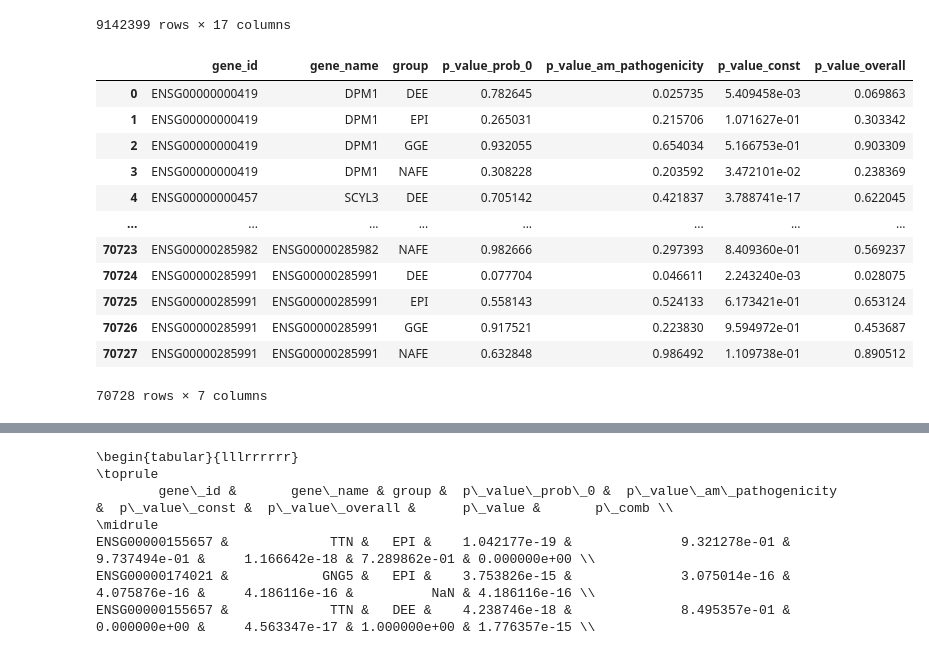
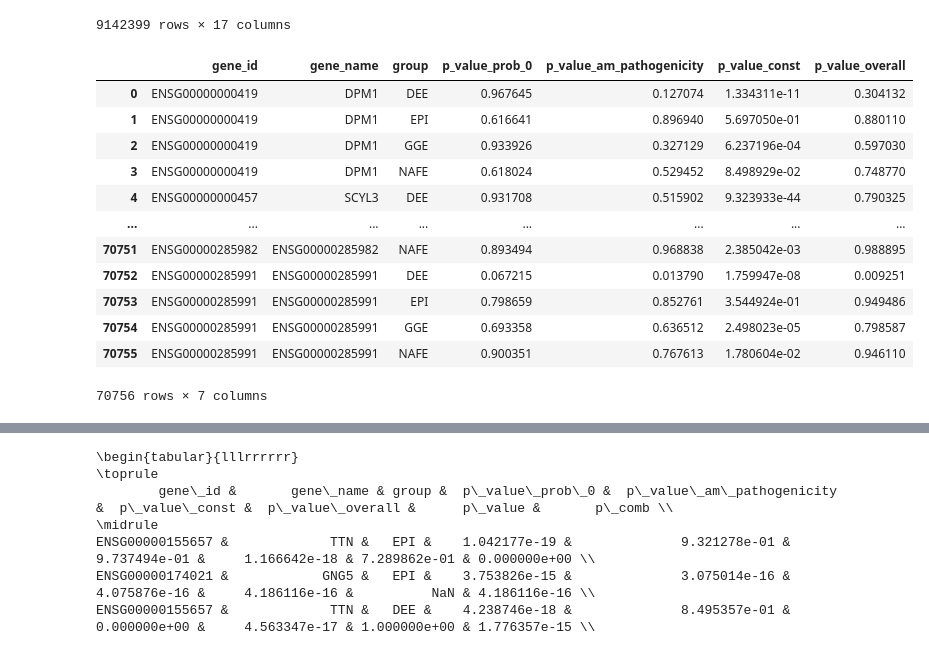
Before and after one commit to healthcare-medicine-ai/wgs-constraint-llm, a Jupyter notebook: Epilepsy Analysis.ipynb, the cells around one changed output, grey strips where cells are left out. Cells and saved outputs as stored; diff of their text form; code cells hidden in the pictures.

```diff
--- a/Epilepsy Analysis.ipynb
+++ b/Epilepsy Analysis.ipynb
@@ -617,49 +617,49 @@ for current_combination, gene_data in tqdm(grouped_data, desc="Processing genes"
 
     # Meta-regression model for the current gene
     X = sm.add_constant(gene_data[['prob_0', 'am_pathogenicity']])
-    y = np.log(gene_data['effect_size'])
-    weights = 1 / np.sqrt(gene_data['var_effect_size'])
+    y = gene_data['effect_size']
+    weights = 1 / gene_data['var_effect_size']
 
     try:
         model = sm.WLS(y, X, weights=weights, missing='drop').fit()
 
         # Append results to the list
         results.append({
             'gene_id': current_gene,
             'gene_name': current_name,
             'group': current_group,
             'p_value_prob_0': model.pvalues['prob_0'],
             'p_value_am_pathogenicity': model.pvalues['am_pathogenicity'],
             'p_value_const': model.pvalues['const'],
             'p_value_overall': model.f_pvalue
         })
 #         print(model.summary())
 #         break
 
     except:
 #         print(f"Skipping gene {current_gene} of group {current_group} due to an exception.")
         pass
 
 # Create a DataFrame from the results
-epi_p_values_df = pd.DataFrame(results)
+p_values_df = pd.DataFrame(results)
 
 # Save the DataFrame to a compressed CSV file
-epi_p_values_df.to_csv(results_path + "constraint_am_epi25_pvalues.tsv.gz", index=False, compression='gzip', sep='\t')
+p_values_df.to_csv(results_path + "constraint_am_epi25_pvalues.tsv.gz", index=False, compression='gzip', sep='\t')
 
 # Display the DataFrame
-epi_p_values_df
+p_values_df
 # %% [output]
 |  | gene_id | gene_name | group | p_value_prob_0 | p_value_am_pathogenicity | p_value_const | p_value_overall |
-| 0 | ENSG00000000419 | DPM1 | DEE | 0.782645 | 0.025735 | 5.409458e-03 | 0.069863 |
-| 1 | ENSG00000000419 | DPM1 | EPI | 0.265031 | 0.215706 | 1.071627e-01 | 0.303342 |
-| 2 | ENSG00000000419 | DPM1 | GGE | 0.932055 | 0.654034 | 5.166753e-01 | 0.903309 |
-| 3 | ENSG00000000419 | DPM1 | NAFE | 0.308228 | 0.203592 | 3.472101e-02 | 0.238369 |
-| 4 | ENSG00000000457 | SCYL3 | DEE | 0.705142 | 0.421837 | 3.788741e-17 | 0.622045 |
+| 0 | ENSG00000000419 | DPM1 | DEE | 0.967645 | 0.127074 | 1.334311e-11 | 0.304132 |
+| 1 | ENSG00000000419 | DPM1 | EPI | 0.616641 | 0.896940 | 5.697050e-01 | 0.880110 |
+| 2 | ENSG00000000419 | DPM1 | GGE | 0.933926 | 0.327129 | 6.237196e-04 | 0.597030 |
+| 3 | ENSG00000000419 | DPM1 | NAFE | 0.618024 | 0.529452 | 8.498929e-02 | 0.748770 |
+| 4 | ENSG00000000457 | SCYL3 | DEE | 0.931708 | 0.515902 | 9.323933e-44 | 0.790325 |
 | ... | ... | ... | ... | ... | ... | ... | ... |
-| 70723 | ENSG00000285982 | ENSG00000285982 | NAFE | 0.982666 | 0.297393 | 8.409360e-01 | 0.569237 |
-| 70724 | ENSG00000285991 | ENSG00000285991 | DEE | 0.077704 | 0.046611 | 2.243240e-03 | 0.028075 |
-| 70725 | ENSG00000285991 | ENSG00000285991 | EPI | 0.558143 | 0.524133 | 6.173421e-01 | 0.653124 |
-| 70726 | ENSG00000285991 | ENSG00000285991 | GGE | 0.917521 | 0.223830 | 9.594972e-01 | 0.453687 |
-| 70727 | ENSG00000285991 | ENSG00000285991 | NAFE | 0.632848 | 0.986492 | 1.109738e-01 | 0.890512 |
+| 70751 | ENSG00000285982 | ENSG00000285982 | NAFE | 0.893494 | 0.968838 | 2.385042e-03 | 0.988895 |
+| 70752 | ENSG00000285991 | ENSG00000285991 | DEE | 0.067215 | 0.013790 | 1.759947e-08 | 0.009251 |
+| 70753 | ENSG00000285991 | ENSG00000285991 | EPI | 0.798659 | 0.852761 | 3.544924e-01 | 0.949486 |
+| 70754 | ENSG00000285991 | ENSG00000285991 | GGE | 0.693358 | 0.636512 | 2.498023e-05 | 0.798587 |
+| 70755 | ENSG00000285991 | ENSG00000285991 | NAFE | 0.900351 | 0.767613 | 1.780604e-02 | 0.946110 |
-70728 rows × 7 columns
+70756 rows × 7 columns
 # %%
```
Also changed, not shown: parts of 2 cells of this notebook.
